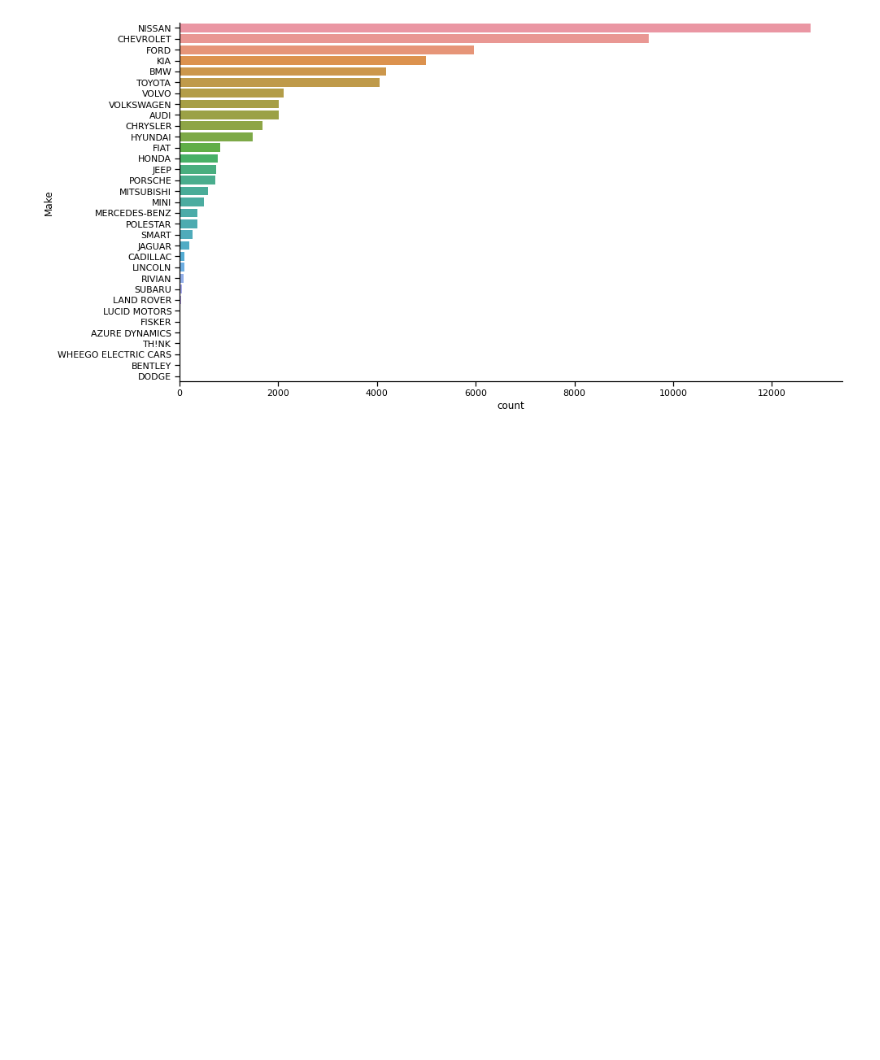
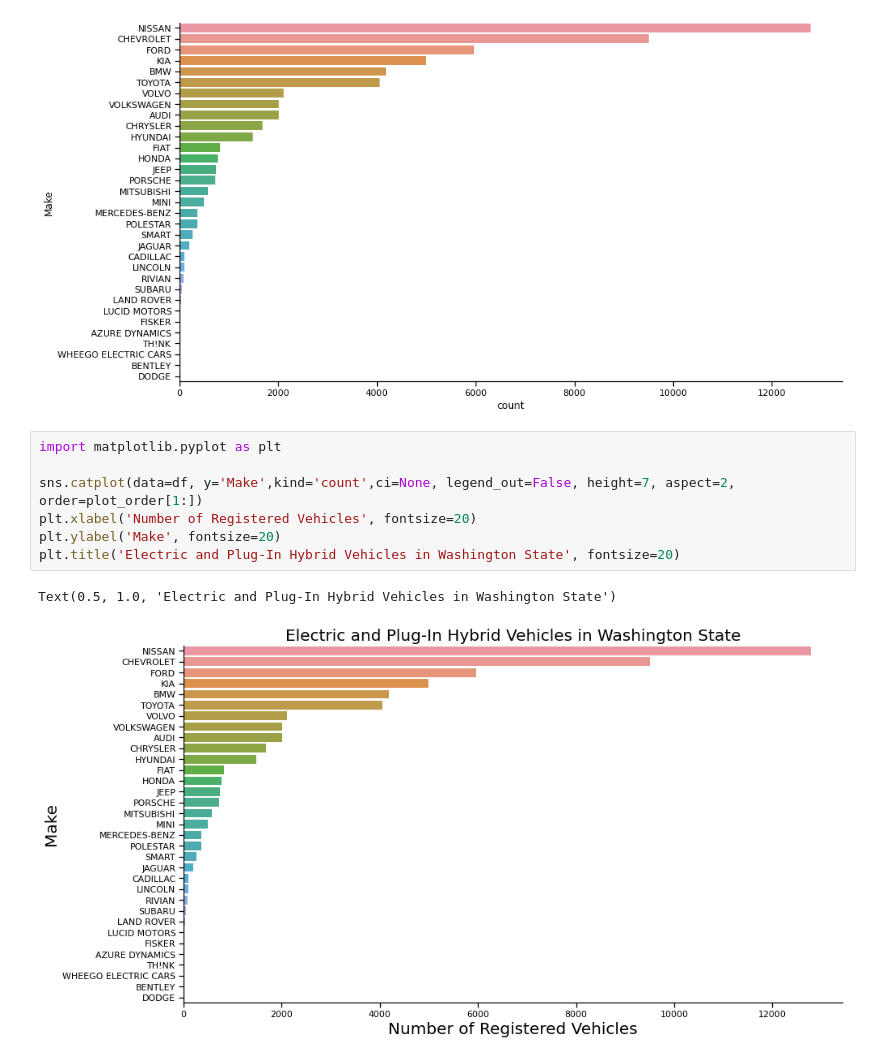
Before and after one commit to robptrck/codespace-devops, a Jupyter notebook: electric_vehicles_WA.ipynb, the cells around one changed output. Cells and saved outputs as stored; diff of their text form; blank space fills up the shorter version.

```diff
--- a/electric_vehicles_WA.ipynb
+++ b/electric_vehicles_WA.ipynb
@@ -97,3 +99,13 @@ sns.catplot(data=df, y='Make',kind='count',ci=None, legend_out=False, height=7,
 # %% [output]
 <seaborn.axisgrid.FacetGrid at 0x...>
 [figure]
+# %%
+import matplotlib.pyplot as plt
+
+sns.catplot(data=df, y='Make',kind='count',ci=None, legend_out=False, height=7, aspect=2, order=plot_order[1:])
+plt.xlabel('Number of Registered Vehicles', fontsize=20)
+plt.ylabel('Make', fontsize=20)
+plt.title('Electric and Plug-In Hybrid Vehicles in Washington State', fontsize=20)
+# %% [output]
+Text(0.5, 1.0, 'Electric and Plug-In Hybrid Vehicles in Washington State')
+[figure, added]
```
Also changed, not shown: parts of 1 cell of this notebook.
